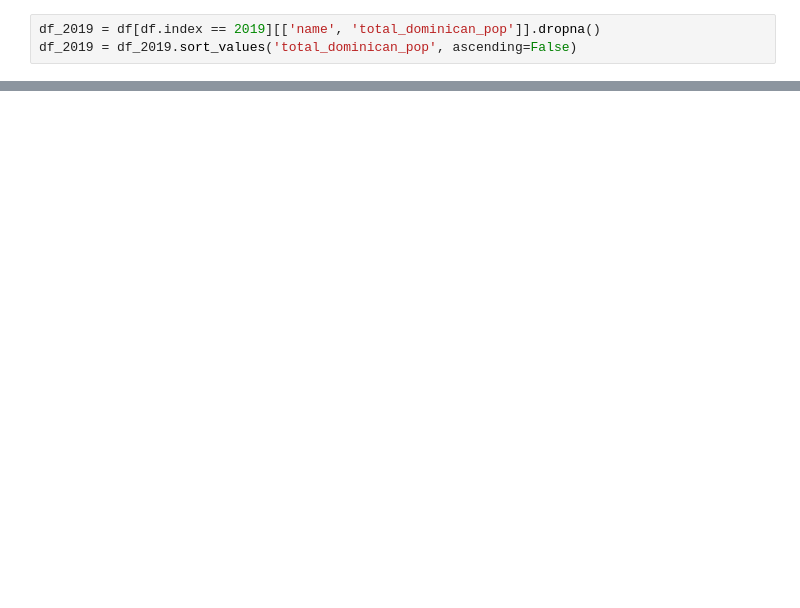
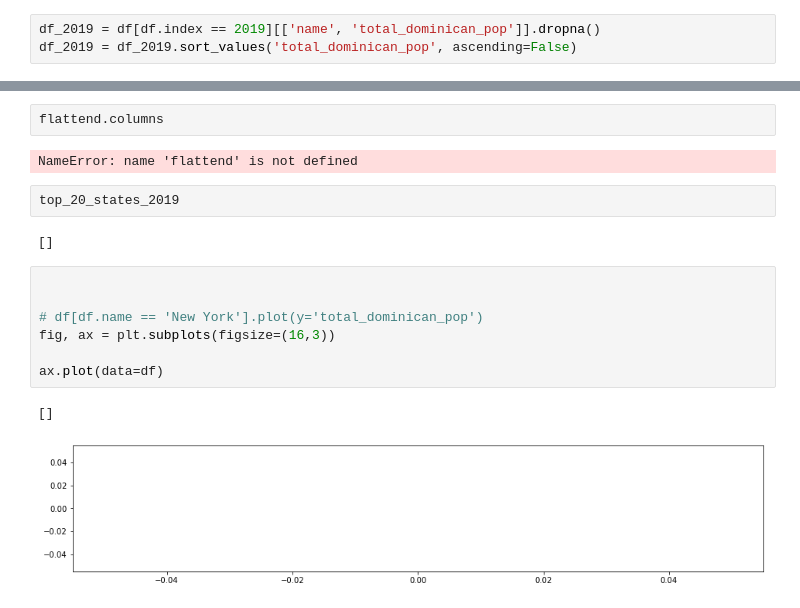
Before and after one commit to edejesus196/dominicans_us_census, a Jupyter notebook: dominicans_census.ipynb, the cells around one changed output, grey strips where cells are left out. Cells and saved outputs as stored; diff of their text form; blank space fills up the shorter version.

```diff
--- a/dominicans_census.ipynb
+++ b/dominicans_census.ipynb
@@ -226,0 +195,18 @@ ValueError: cannot convert float NaN to integer
+# %%
+flattend.columns
+# %% [output]
+NameError: name 'flattend' is not defined
+# %%
+top_20_states_2019
+# %% [output]
+[]
+# %%
+
+
+# df[df.name == 'New York'].plot(y='total_dominican_pop')
+fig, ax = plt.subplots(figsize=(16,3))
+
+ax.plot(data=df)
+# %% [output]
+[]
+[figure, added]
```
Also changed, not shown: parts of 30 cells of this notebook.
